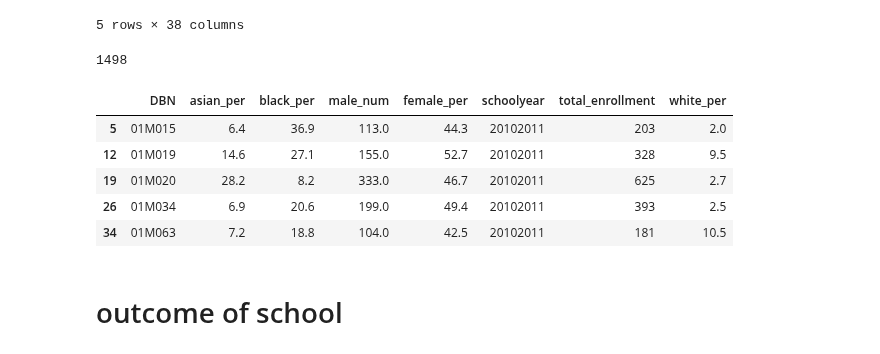
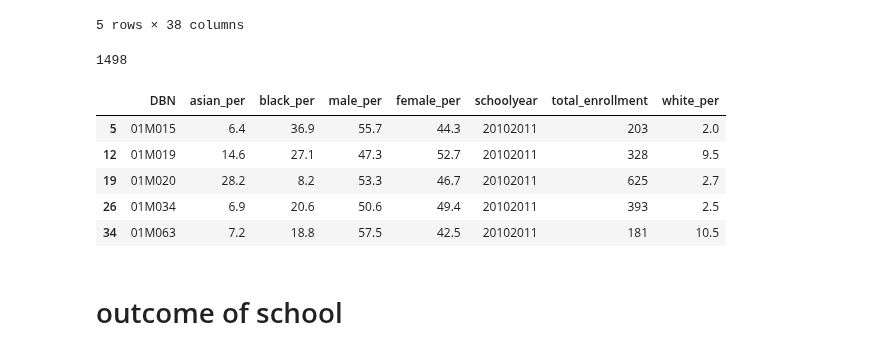
Before and after one commit to ckyko/CSC59970Project, a Jupyter notebook: school_scores.ipynb, the cells around one changed output. Drawn from its saved outputs; the diff is of its cells as text; code cells hidden in the pictures.

```diff
--- a/school_scores.ipynb
+++ b/school_scores.ipynb
@@ -195,18 +195,18 @@ dtype: object
 | 4 | 01M015 | P.S. 015 ROBERTO CLEMENTE | 20092010 |  | 96.5 | 208 | 16 | 40 | 28 | ... |
 5 rows × 38 columns
 # %%
-sub_demo = r_demo.loc[:, {'DBN', 'schoolyear','total_enrollment','asian_per','black_per','white_per','male_num','female_per'}]
+sub_demo = r_demo.loc[:, {'DBN', 'schoolyear','total_enrollment','asian_per','black_per','white_per','male_per','female_per'}]
 sub_demo = sub_demo.loc[sub_demo['schoolyear'] == 20102011]
 print(len(sub_demo))
 sub_demo.head()
 # %% [output]
 1498
-|  | DBN | asian_per | black_per | male_num | female_per | schoolyear | total_enrollment | white_per |
-| 5 | 01M015 | 6.4 | 36.9 | 113.0 | 44.3 | 20102011 | 203 | 2.0 |
-| 12 | 01M019 | 14.6 | 27.1 | 155.0 | 52.7 | 20102011 | 328 | 9.5 |
-| 19 | 01M020 | 28.2 | 8.2 | 333.0 | 46.7 | 20102011 | 625 | 2.7 |
-| 26 | 01M034 | 6.9 | 20.6 | 199.0 | 49.4 | 20102011 | 393 | 2.5 |
-| 34 | 01M063 | 7.2 | 18.8 | 104.0 | 42.5 | 20102011 | 181 | 10.5 |
+|  | DBN | asian_per | black_per | male_per | female_per | schoolyear | total_enrollment | white_per |
+| 5 | 01M015 | 6.4 | 36.9 | 55.7 | 44.3 | 20102011 | 203 | 2.0 |
+| 12 | 01M019 | 14.6 | 27.1 | 47.3 | 52.7 | 20102011 | 328 | 9.5 |
+| 19 | 01M020 | 28.2 | 8.2 | 53.3 | 46.7 | 20102011 | 625 | 2.7 |
+| 26 | 01M034 | 6.9 | 20.6 | 50.6 | 49.4 | 20102011 | 393 | 2.5 |
+| 34 | 01M063 | 7.2 | 18.8 | 57.5 | 42.5 | 20102011 | 181 | 10.5 |
 # %% [markdown]
 # outcome of school
 # %%
```
Also changed, not shown: parts of 11 cells of this notebook.
